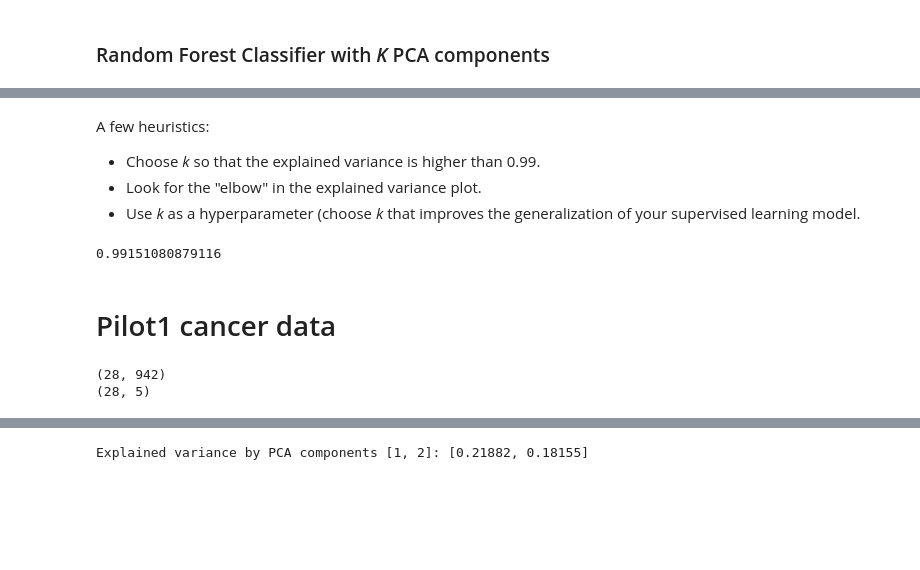
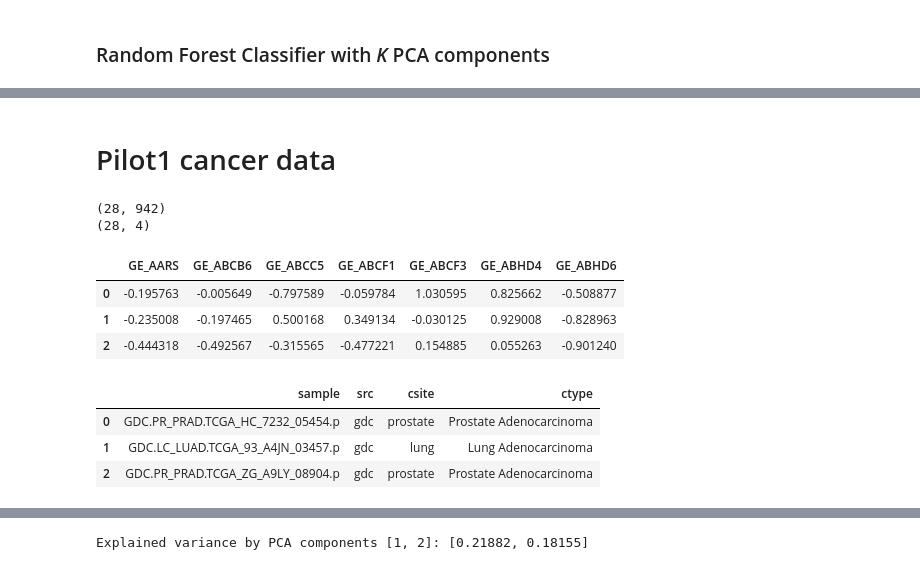
Before and after one commit to argonne-lcf/AI4ScienceTutorial, a Jupyter notebook: sess3_unsupervised/unsupervised_learning.ipynb, the cells around one changed output, grey strips where cells are left out. Drawn from its saved outputs; the diff is of its cells as text; code cells hidden in the pictures; blank space fills up the shorter version.

```diff
--- a/sess3_unsupervised/unsupervised_learning.ipynb
+++ b/sess3_unsupervised/unsupervised_learning.ipynb
@@ -386,12 +520,3 @@ F1 score: 0.974025974025974
-# %% [markdown]
-A few heuristics:
-- Choose *k* so that the explained variance is higher than 0.99.
-- Look for the "elbow" in the explained variance plot.
-- Use *k* as a hyperparameter (choose *k* that improves the generalization of your supervised learning model.
-# %%
-pca_exp_var(pca, k=17)
-# %% [output]
-0.99151080879116
 # %% [markdown]
 # Pilot1 cancer data
 # %%
@@ -401,13 +526,29 @@ df = pd.read_csv('rna.csv')
 # Extract rna and meta
 rna_cols = [c for c in df.columns if 'GE_' in c]
 rna = df[rna_cols]
-meta = df.drop(columns=rna_cols)
+meta = df.drop(columns=['Unnamed: 0'] + rna_cols)
 
 print(rna.shape)
 print(meta.shape)
 # %% [output]
 (28, 942)
-(28, 5)
+(28, 4)
+# %%
+# Show features (gene expression)
+display(rna.iloc[:3, :7])
+# %% [output]
+|  | GE_AARS | GE_ABCB6 | GE_ABCC5 | GE_ABCF1 | GE_ABCF3 | GE_ABHD4 | GE_ABHD6 |
+| 0 | -0.195763 | -0.005649 | -0.797589 | -0.059784 | 1.030595 | 0.825662 | -0.508877 |
+| 1 | -0.235008 | -0.197465 | 0.500168 | 0.349134 | -0.030125 | 0.929008 | -0.828963 |
+| 2 | -0.444318 | -0.492567 | -0.315565 | -0.477221 | 0.154885 | 0.055263 | -0.901240 |
+# %%
+# Show meta data
+display(meta[:3])
+# %% [output]
+|  | sample | src | csite | ctype |
+| 0 | GDC.PR_PRAD.TCGA_HC_7232_05454.p | gdc | prostate | Prostate Adenocarcinoma |
+| 1 | GDC.LC_LUAD.TCGA_93_A4JN_03457.p | gdc | lung | Lung Adenocarcinoma |
+| 2 | GDC.PR_PRAD.TCGA_ZG_A9LY_08904.p | gdc | prostate | Prostate Adenocarcinoma |
 # %%
 col = 'csite'
 meta[col].value_counts()
```
Also changed, not shown: parts of 26 cells of this notebook.
